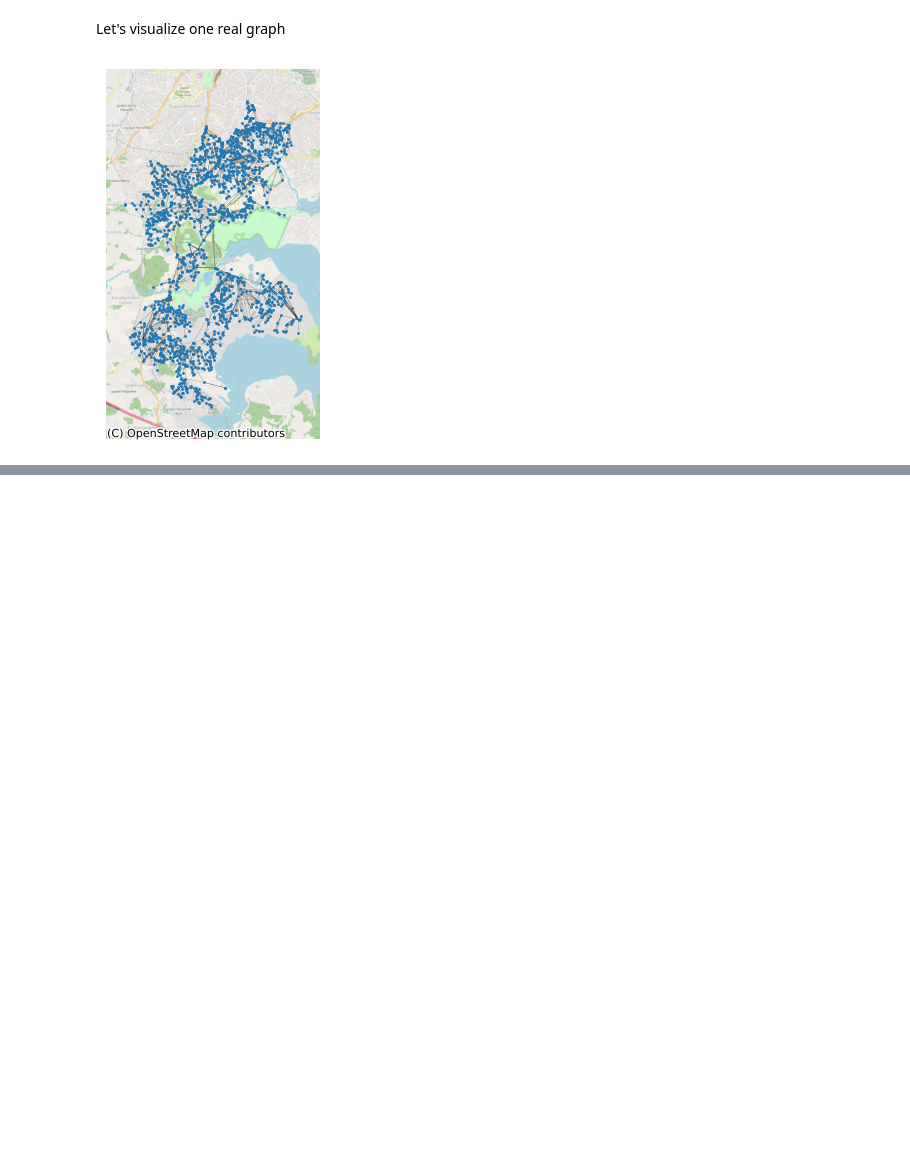
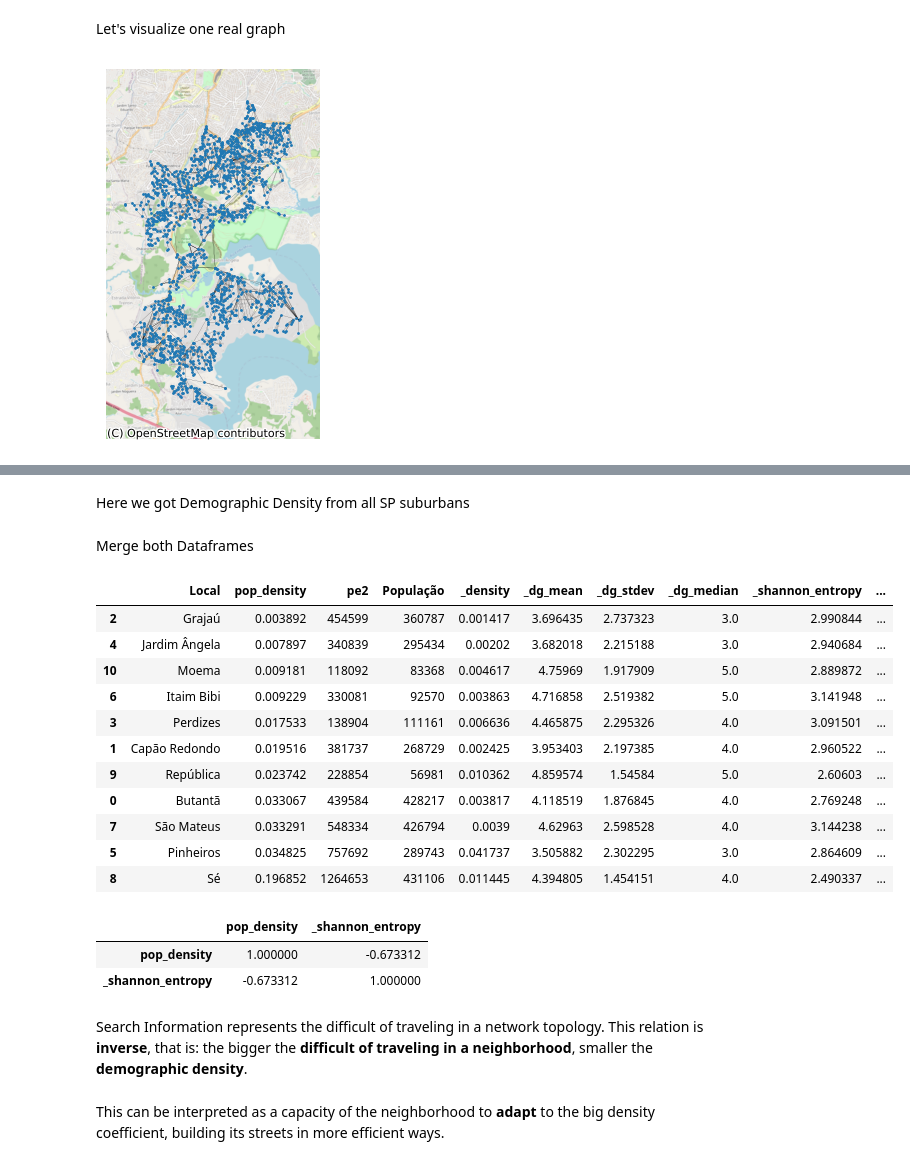
Before and after one commit to vitorfrois/complex-networks-navigation, a Jupyter notebook: main.ipynb, the cells around one changed output, grey strips where cells are left out. Drawn from its saved outputs; the diff is of its cells as text; code cells hidden in the pictures; blank space fills up the shorter version.

```diff
--- a/main.ipynb
+++ b/main.ipynb
@@ -378,0 +410,13 @@ si_corr
+# %%
+from graph_compare import get_var
+
+class_graph_list = []
+list_names = []
+for place, graph in graph_list:
+    list_names.append(place)
+    class_graph_list.append(Graph(graph, place, 'Bairro de SP'))
+
+df_bairro = create_df(class_graph_list)
+df_bairro['name'] = list_names
+df_bairro.reset_index(inplace=True)
+df_bairro.drop(['index'], axis=1,inplace=True)
@@ -378,0 +465,25 @@ si_corr
+# %%
+area = pd.read_csv('area.csv')
+pop = pd.read_csv('pop.csv', header=2)
+viagens = pd.read_csv('viagensAPe.csv')
+
+# pop['area'] = area['Área (km²)']
+# pop['pe2'] = viagens['2017']
+pop = pop.merge(area, left_on='Local', right_on='Distritos', how='inner')
+pop = pop.merge(area, left_on='Local', right_on='Distritos', how='inner')
+pop = pop.merge(viagens, left_on='Local', right_on='Subprefeituras', how='inner')
+
+# pop.drop([" Pess/Dom. "], axis=1, inplace=True)
+print(pop.columns)
+pop['Domicílios'] = pop['Domicílios'].str.replace(' ','')
+pop['População'] = pop['População'].str.replace(' ','')
+pop['Pe2'] = pop['Pe2'].str.replace(',','')
+pop = pop[['Local', 'Domicílios', 'População', 'Area_x', 'Pe2']]
+print(pop)
+pop['area'] = pop['Area_x'] * 1000000
+print(pop)
+pop[["Domicílios", "População", "area", "pe2"]] = pop[["Domicílios", "População", "area", "Pe2"]].apply(pd.to_numeric)
+
+
+pop['pe2_density'] = pop['pe2'] / pop['População']
+pop['pop_density'] = pop['População'] / pop['area']
@@ -378,0 +508,33 @@ si_corr
+# %%
+pop_density = pop[['Local', 'pop_density', 'pe2', 'População']].drop_duplicates(['Local'])
+# %% [markdown]
+Here we got Demographic Density from all SP suburbans
+# %%
+compare = pop_density.merge(df_bairro, left_on='Local', right_on='name')
+# %% [markdown]
+Merge both Dataframes
+# %%
+compare.sort_values(by='pop_density')
+# %% [output]
+|  | Local | pop_density | pe2 | População | _density | _dg_mean | _dg_stdev | _dg_median | _shannon_entropy | ... |
+| 2 | Grajaú | 0.003892 | 454599 | 360787 | 0.001417 | 3.696435 | 2.737323 | 3.0 | 2.990844 | ... |
+| 4 | Jardim Ângela | 0.007897 | 340839 | 295434 | 0.00202 | 3.682018 | 2.215188 | 3.0 | 2.940684 | ... |
+| 10 | Moema | 0.009181 | 118092 | 83368 | 0.004617 | 4.75969 | 1.917909 | 5.0 | 2.889872 | ... |
+| 6 | Itaim Bibi | 0.009229 | 330081 | 92570 | 0.003863 | 4.716858 | 2.519382 | 5.0 | 3.141948 | ... |
+| 3 | Perdizes | 0.017533 | 138904 | 111161 | 0.006636 | 4.465875 | 2.295326 | 4.0 | 3.091501 | ... |
+| 1 | Capão Redondo | 0.019516 | 381737 | 268729 | 0.002425 | 3.953403 | 2.197385 | 4.0 | 2.960522 | ... |
+| 9 | República | 0.023742 | 228854 | 56981 | 0.010362 | 4.859574 | 1.54584 | 5.0 | 2.60603 | ... |
+| 0 | Butantã | 0.033067 | 439584 | 428217 | 0.003817 | 4.118519 | 1.876845 | 4.0 | 2.769248 | ... |
+| 7 | São Mateus | 0.033291 | 548334 | 426794 | 0.0039 | 4.62963 | 2.598528 | 4.0 | 3.144238 | ... |
+| 5 | Pinheiros | 0.034825 | 757692 | 289743 | 0.041737 | 3.505882 | 2.302295 | 3.0 | 2.864609 | ... |
+| 8 | Sé | 0.196852 | 1264653 | 431106 | 0.011445 | 4.394805 | 1.454151 | 4.0 | 2.490337 | ... |
+# %%
+compare[['pop_density', '_shannon_entropy']].corr()
+# %% [output]
+|  | pop_density | _shannon_entropy |
+| pop_density | 1.000000 | -0.673312 |
+| _shannon_entropy | -0.673312 | 1.000000 |
+# %% [markdown]
+Search Information represents the difficult of traveling in a network topology. This relation is **inverse**, that is: the bigger the **difficult of traveling in a neighborhood**, smaller the **demographic density**.
+# %% [markdown]
+This can be interpreted as a capacity of the neighborhood to **adapt** to the big density coefficient, building its streets in more efficient ways.
```
Also changed, not shown: parts of 19 cells of this notebook, 2 other files.
